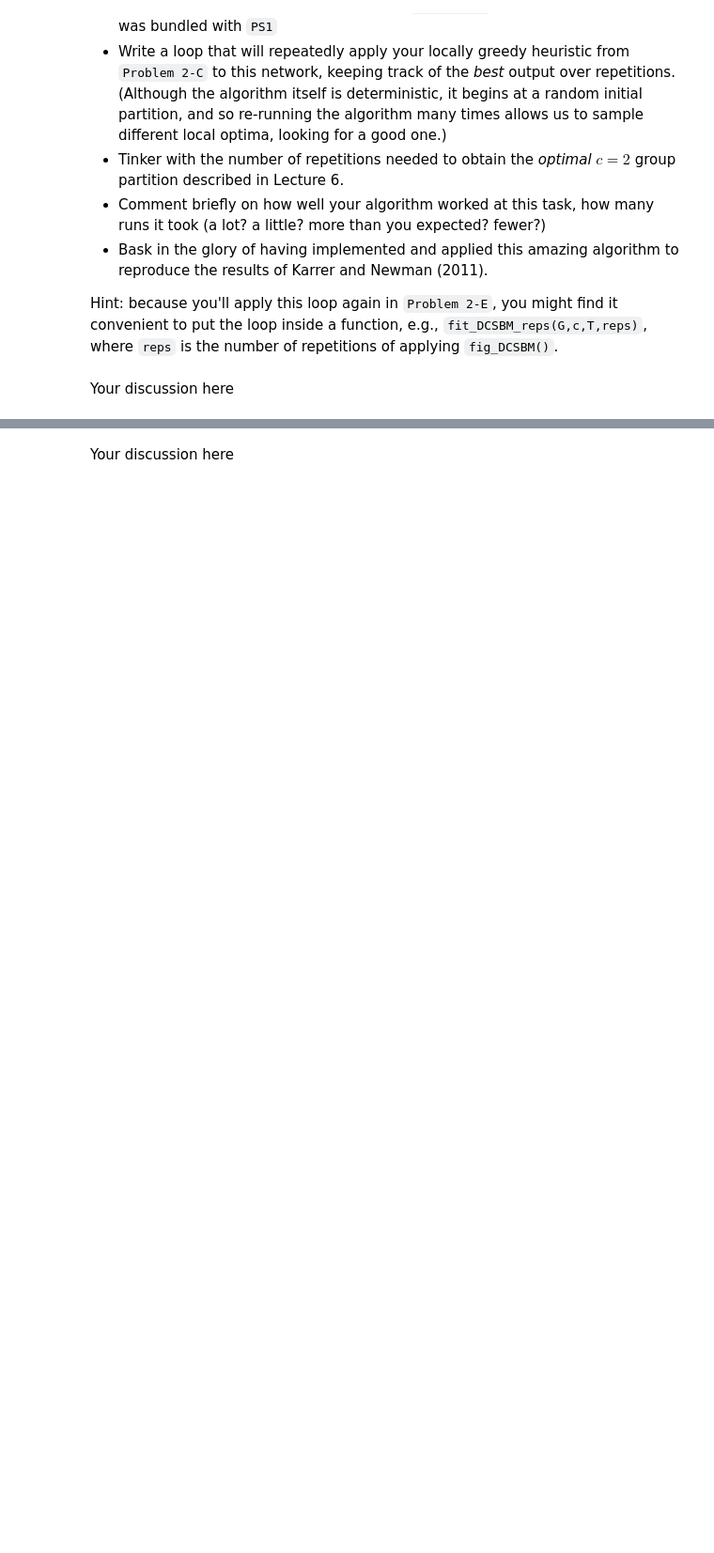
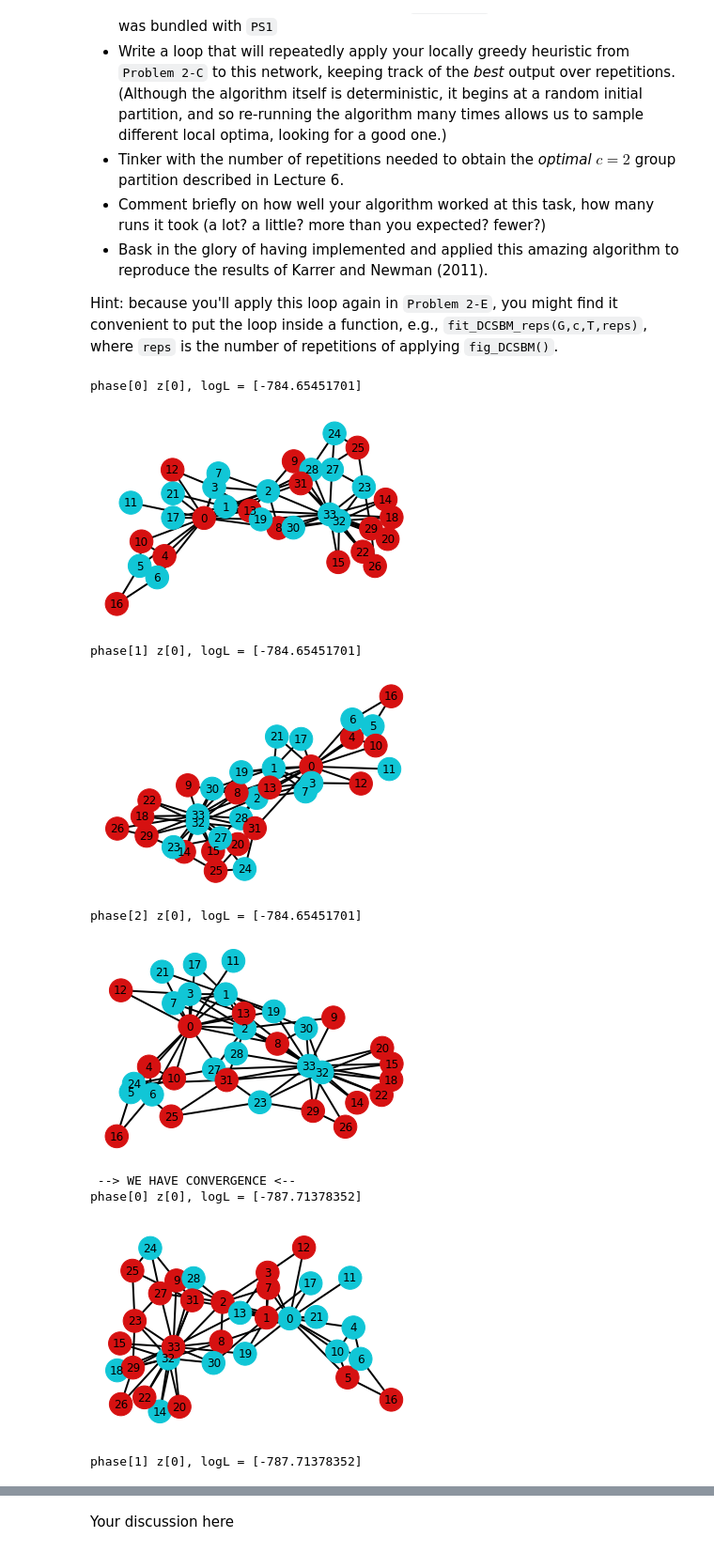
Before and after one commit to claytonjschneider/biologicalnetworks, a Jupyter notebook: csci3352_PS6_ClaytonSchneider.ipynb, the cells around one changed output, grey strips where cells are left out. Shown at 94% size. Cells and saved outputs as stored; diff of their text form; code cells hidden in the pictures; blank space fills up the shorter version.

```diff
--- a/csci3352_PS6_ClaytonSchneider.ipynb
+++ b/csci3352_PS6_ClaytonSchneider.ipynb
@@ -137,7 +152,8 @@ def random_z(n,c):
     ##### do not modify above here #####
 
 
-    ### YOUR CODE
+    for node in range(n):
+        z[node] = np.random.randint(0, high=c)
 
 
     ##### do not modify below here #####
@@ -335,9 +364,21 @@ def run_OnePhase(G,z0,c):
 
         ##### do not modify above here #####
 
+        bestL, bestMove = makeAMove(G, zstar, c, f)
 
-        ### YOUR CODE
+        LL.append(bestL)
 
+        if bestL > Lstar:
+            Lstar = bestL
+            zstar[bestMove[0]] = bestMove[1]
+            tstar += 1
+
+        f[bestMove[0]] = 1
+        t += 1
+
+    if Lstar <= L0:
+        halt = True
+        return z0, L0, LL, halt
 
         ##### do not modify below here #####
 
@@ -409,9 +451,21 @@ def fit_DCSBM(G,c,T):
 
         ##### do not modify above here #####
 
+        if pc == 0:
+            zstar = zt
+            Lstar = Lt
 
-        ### YOUR CODE
+        ztemp, Ltemp, LLphase, halt = run_OnePhase(G, zstar, c)
+        LL.extend(LLphase)
 
+        if Ltemp > Lstar:
+            Lstar = Ltemp
+            zstar = ztemp
+
+        pc += 1
+
+        if pc == T:
+            halt = True
 
         ##### do not modify below here #####
 
@@ -459,11 +527,27 @@ Go     = nx.read_gml('./' + fname1, label='id')
 G      = nx.convert_node_labels_to_integers(Go) # map node names to integers (0:n-1) [because indexing]
 
 c    = 2       # c, number of groups
-T    = 30      # maximum number of phases; HALT if pc >= T
+T    = 10      # maximum number of phases; HALT if pc >= T
 reps = 10      # number of repetitions of fit_DCSBM()
 
 ##### do not modify above here #####
-
-# YOUR CODE HERE
-# %% [markdown]
-Your discussion here
+# %%
+LstarMax = -np.inf
+
+for i in range(reps):
+    zstar,Lstar,LL,pc = fit_DCSBM(G,c,T)
+    if Lstar > LstarMax:
+        LstarMax = Lstar
+
+print("Final L:", LstarMax)
+# %% [output]
+phase[0] z[0], logL = [-784.65451701]
+[figure, added]
+phase[1] z[0], logL = [-784.65451701]
+[figure, added]
+phase[2] z[0], logL = [-784.65451701]
+[figure, added]
+ --> WE HAVE CONVERGENCE <--
+phase[0] z[0], logL = [-787.71378352]
+[figure, added]
+phase[1] z[0], logL = [-787.71378352]
```
Also changed, not shown: parts of 21 cells of this notebook, 8 other files.
